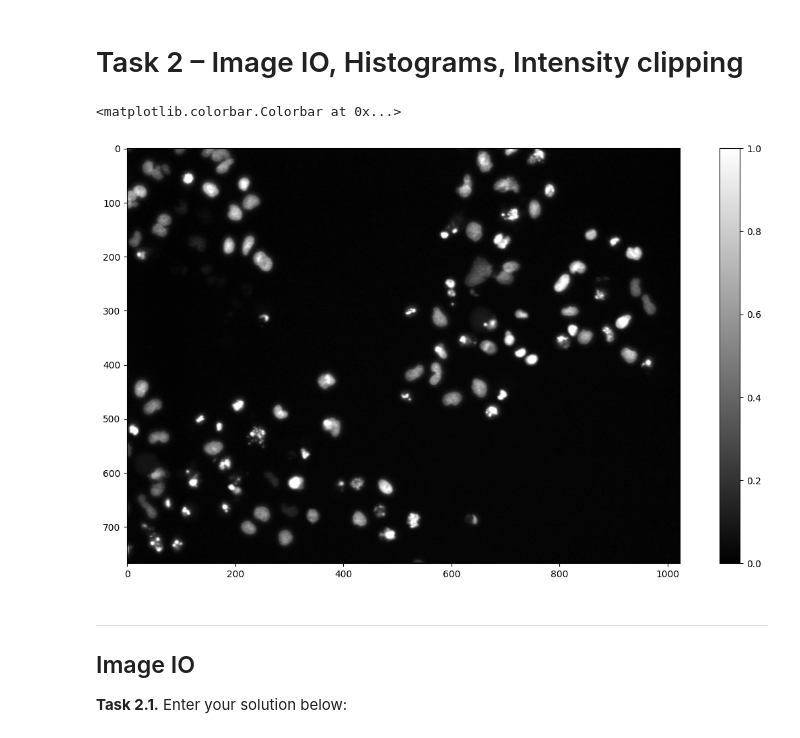
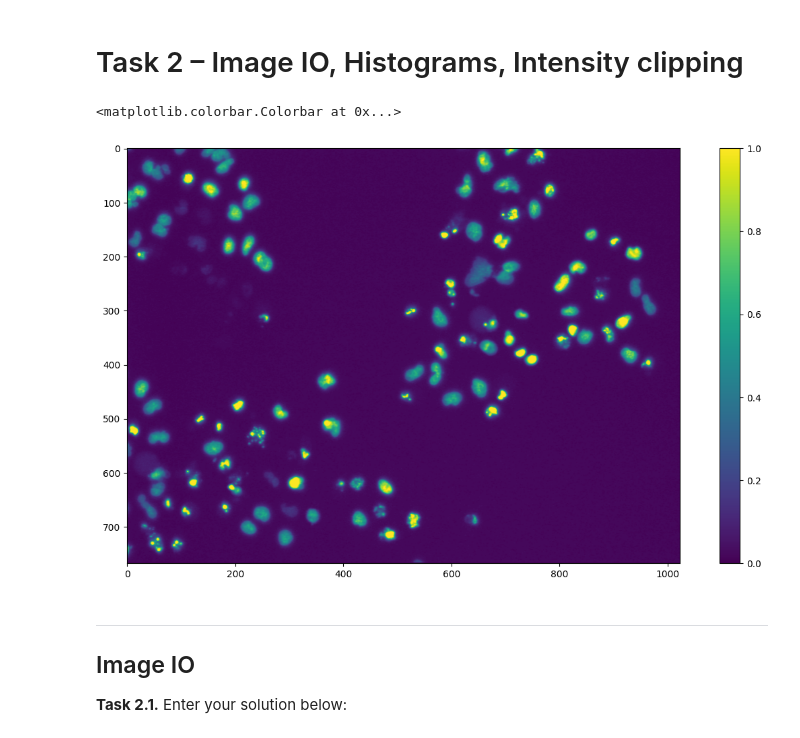
Before and after one commit to loazink/mobi-fs3-python, a Jupyter notebook: task2.ipynb, the cells around one changed output. Cells and saved outputs as stored; diff of their text form; code cells hidden in the pictures.

```diff
--- a/task2.ipynb
+++ b/task2.ipynb
@@ -3,14 +3,14 @@
 # %%
 import numpy
 import matplotlib.pyplot as plt
 
 img = plt.imread('data/cells.png')
 plt.figure(figsize=(15,8))
-plt.imshow(img, 'gray')
+plt.imshow(img)
 plt.colorbar()
 # %% [output]
 <matplotlib.colorbar.Colorbar at 0x...>
-[figure, old version]
+[figure, new version]
 # %% [markdown]
 ---
 
```
Also changed, not shown: parts of 4 cells of this notebook.
